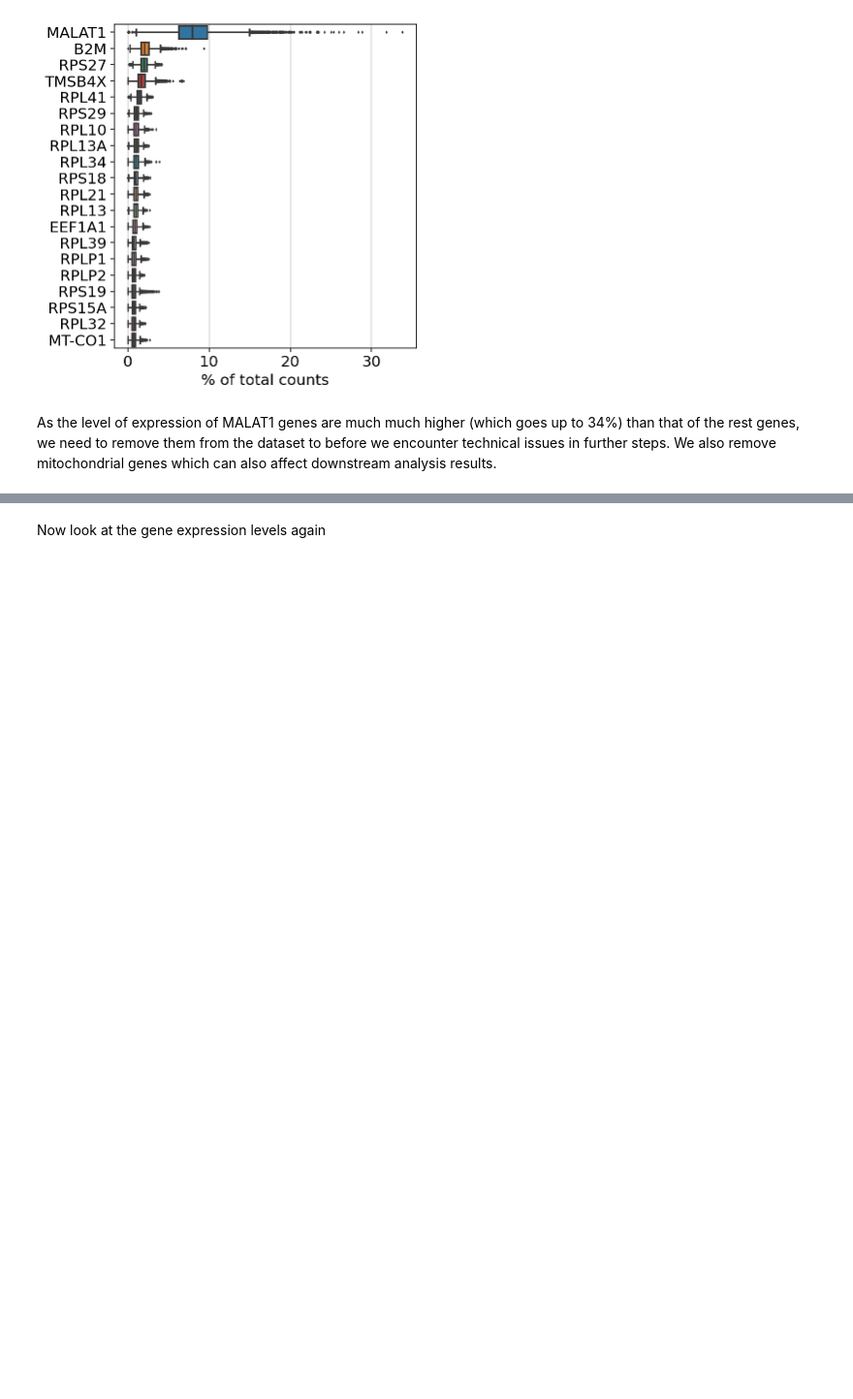
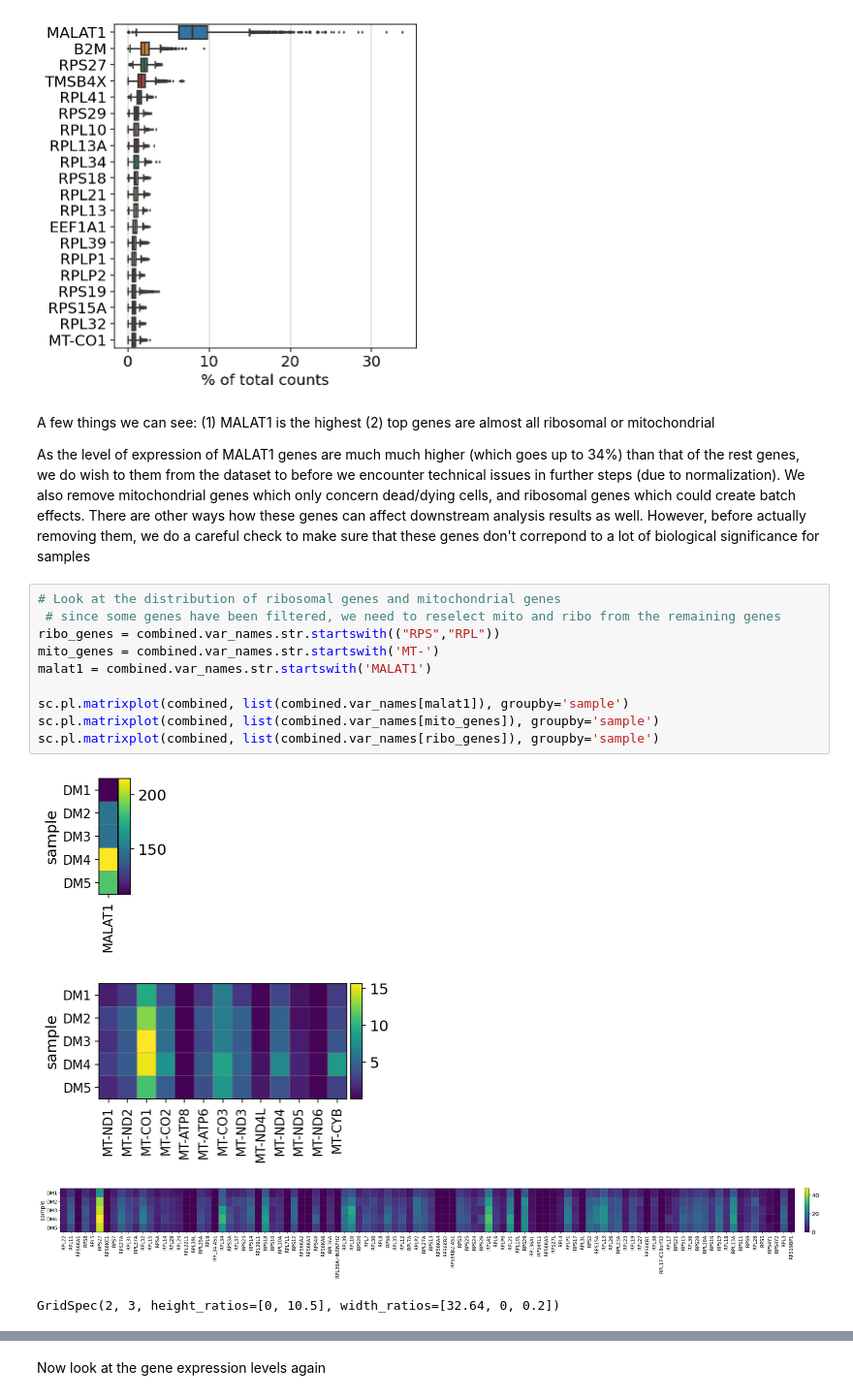
Before and after one commit to duke-chsi-informatics/murdoch_drug, a Jupyter notebook: part1_QC_and_Filtering.ipynb, the cells around one changed output, grey strips where cells are left out. Shown at 97% size. Saved outputs shown, nothing was run; the diff lists cells and outputs as text; blank space fills up the shorter version.

```diff
--- a/part1_QC_and_Filtering.ipynb
+++ b/part1_QC_and_Filtering.ipynb
@@ -187,4 +213,23 @@ normalizing counts per cell
     finished (0:00:00)
 [figure]
 # %% [markdown]
-As the level of expression of MALAT1 genes are much much higher (which goes up to 34%) than that of the rest genes, we need to remove them from the dataset to before we encounter technical issues in further steps. We also remove mitochondrial genes which can also affect downstream analysis results.
+A few things we can see:
+(1) MALAT1 is the highest
+(2) top genes are almost all ribosomal or mitochondrial
+
+As the level of expression of MALAT1 genes are much much higher (which goes up to 34%) than that of the rest genes, we do wish to them from the dataset to before we encounter technical issues in further steps (due to normalization). We also remove mitochondrial genes which only concern dead/dying cells, and ribosomal genes which could create batch effects. There are other ways how these genes can affect downstream analysis results as well. However, before actually removing them, we do a careful check to make sure that these genes don't correpond to a lot of biological significance for samples
+# %%
+# Look at the distribution of ribosomal genes and mitochondrial genes
+ # since some genes have been filtered, we need to reselect mito and ribo from the remaining genes
+ribo_genes = combined.var_names.str.startswith(("RPS","RPL"))
+mito_genes = combined.var_names.str.startswith('MT-')
+malat1 = combined.var_names.str.startswith('MALAT1')
+
+sc.pl.matrixplot(combined, list(combined.var_names[malat1]), groupby='sample')
+sc.pl.matrixplot(combined, list(combined.var_names[mito_genes]), groupby='sample')
+sc.pl.matrixplot(combined, list(combined.var_names[ribo_genes]), groupby='sample')
+# %% [output]
+[figure, added]
+[figure, added]
+[figure, added]
+GridSpec(2, 3, height_ratios=[0, 10.5], width_ratios=[32.64, 0, 0.2])
```
Also changed, not shown: parts of 18 cells of this notebook.
